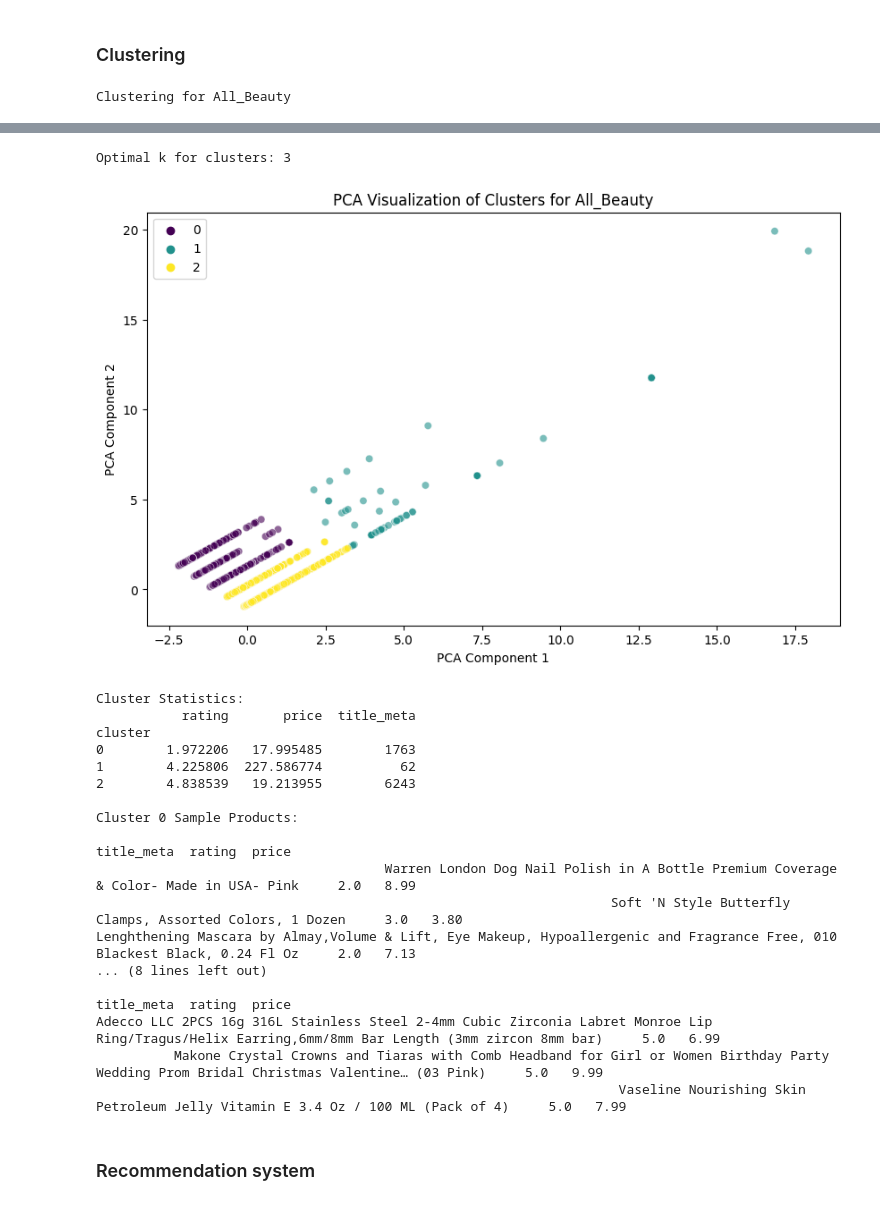
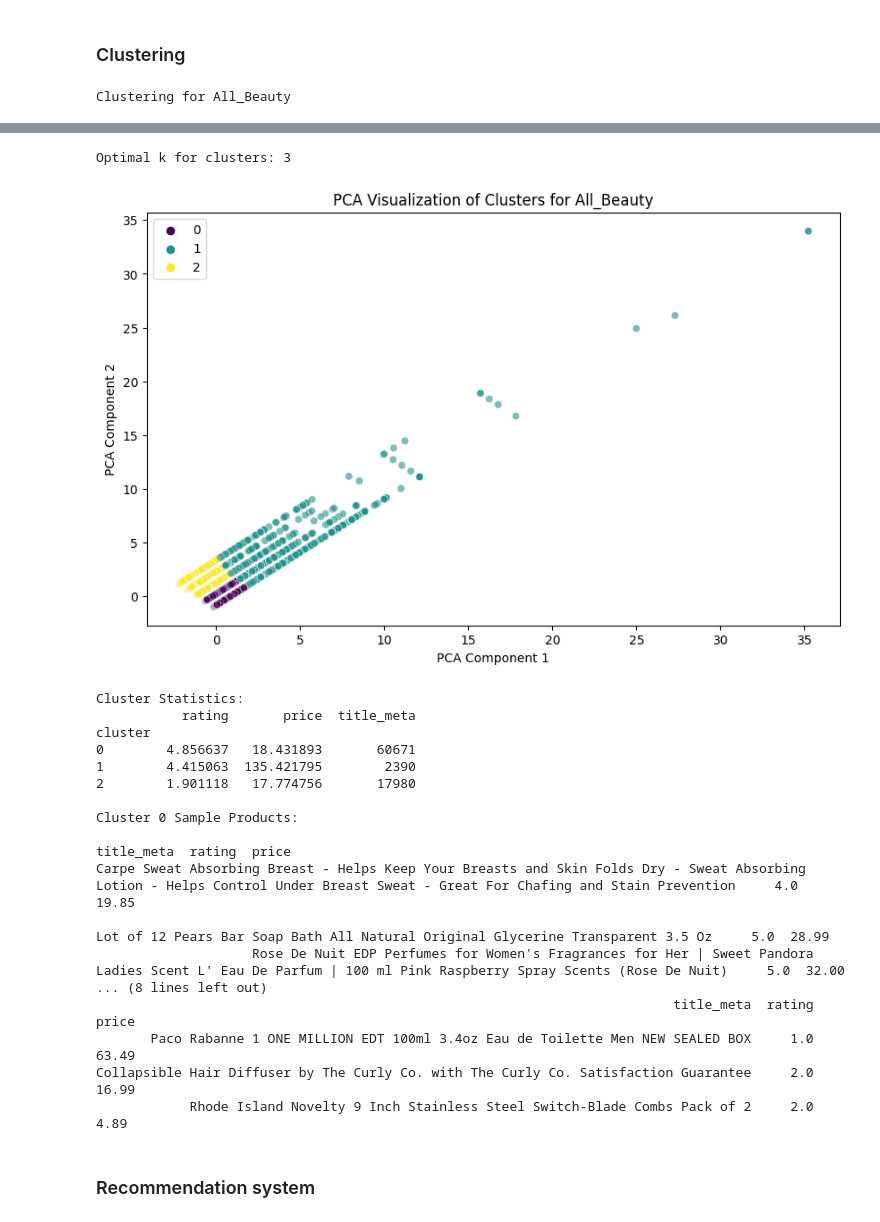
Before and after one commit to Vaggelis-Arg/Amazon-Ecommerce-Analysis, a Jupyter notebook: Amazon_Ecommerce_Analysis.ipynb, the cells around one changed output, grey strips where cells are left out. Drawn from its saved outputs; the diff is of its cells as text; code cells hidden in the pictures.

```diff
--- a/Amazon_Ecommerce_Analysis.ipynb
+++ b/Amazon_Ecommerce_Analysis.ipynb
@@ -152,8 +153,8 @@ for category, review_config, metadata_config in datasets_info:
     ).select_columns(meta_columns)
 
     # Convert to pandas and save
-    reviews_df = pd.DataFrame(reviews_iter.take(50_000))
-    metadata_df = pd.DataFrame(metadata_iter.take(50_000))
+    reviews_df = pd.DataFrame(reviews_iter.take(300_000))
+    metadata_df = pd.DataFrame(metadata_iter.take(300_000))
 
     reviews_df.to_csv(f"{category}_reviews.csv", index=False)
     metadata_df.to_csv(f"{category}_metadata.csv", index=False)
@@ -637,7 +638,7 @@ def cluster_category(category):
     df['combined_text'] = df['cleaned_title_meta'] + " " + df['cleaned_description']
 
     # TF-IDF Vectorization
-    tfidf = TfidfVectorizer(stop_words='english', min_df=2, max_df=0.8) #NA DOUME MAX_FEATURES max_features=5000,
+    tfidf = TfidfVectorizer(max_features=100000,stop_words='english', min_df=2, max_df=0.8)
     tfidf_matrix = tfidf.fit_transform(df['combined_text'])
 
     # Scale the numerical features
@@ -726,22 +727,22 @@ Clustering for All_Beauty
 Optimal k for clusters: 3
-[figure, old version]
+[figure, new version]
 Cluster Statistics:
            rating       price  title_meta
 cluster
-0        1.972206   17.995485        1763
-1        4.225806  227.586774          62
-2        4.838539   19.213955        6243
+0        4.856637   18.431893       60671
+1        4.415063  135.421795        2390
+2        1.901118   17.774756       17980
 
 Cluster 0 Sample Products:
-                                                                                                                title_meta  rating  price
-                                     Warren London Dog Nail Polish in A Bottle Premium Coverage & Color- Made in USA- Pink     2.0   8.99
-                                                                  Soft 'N Style Butterfly Clamps, Assorted Colors, 1 Dozen     3.0   3.80
-Lenghthening Mascara by Almay,Volume & Lift, Eye Makeup, Hypoallergenic and Fragrance Free, 010 Blackest Black, 0.24 Fl Oz     2.0   7.13
+                                                                                                                                                                    title_meta  rating  price
+Carpe Sweat Absorbing Breast - Helps Keep Your Breasts and Skin Folds Dry - Sweat Absorbing Lotion - Helps Control Under Breast Sweat - Great For Chafing and Stain Prevention     4.0  19.85
+                                                                                               Lot of 12 Pears Bar Soap Bath All Natural Original Glycerine Transparent 3.5 Oz     5.0  28.99
+                    Rose De Nuit EDP Perfumes for Women's Fragrances for Her | Sweet Pandora Ladies Scent L' Eau De Parfum | 100 ml Pink Raspberry Spray Scents (Rose De Nuit)     5.0  32.00
 ... (8 lines left out)
-                                                                                                                                       title_meta  rating  price
-Adecco LLC 2PCS 16g 316L Stainless Steel 2-4mm Cubic Zirconia Labret Monroe Lip Ring/Tragus/Helix Earring,6mm/8mm Bar Length (3mm zircon 8mm bar)     5.0   6.99
-          Makone Crystal Crowns and Tiaras with Comb Headband for Girl or Women Birthday Party Wedding Prom Bridal Christmas Valentine… (03 Pink)     5.0   9.99
-                                                                   Vaseline Nourishing Skin Petroleum Jelly Vitamin E 3.4 Oz / 100 ML (Pack of 4)     5.0   7.99
+                                                                          title_meta  rating  price
+       Paco Rabanne 1 ONE MILLION EDT 100ml 3.4oz Eau de Toilette Men NEW SEALED BOX     1.0  63.49
+Collapsible Hair Diffuser by The Curly Co. with The Curly Co. Satisfaction Guarantee     2.0  16.99
+            Rhode Island Novelty 9 Inch Stainless Steel Switch-Blade Combs Pack of 2     2.0   4.89
 # %% [markdown]
 ### Recommendation system
 # %%
```
Also changed, not shown: parts of 5 cells of this notebook.
